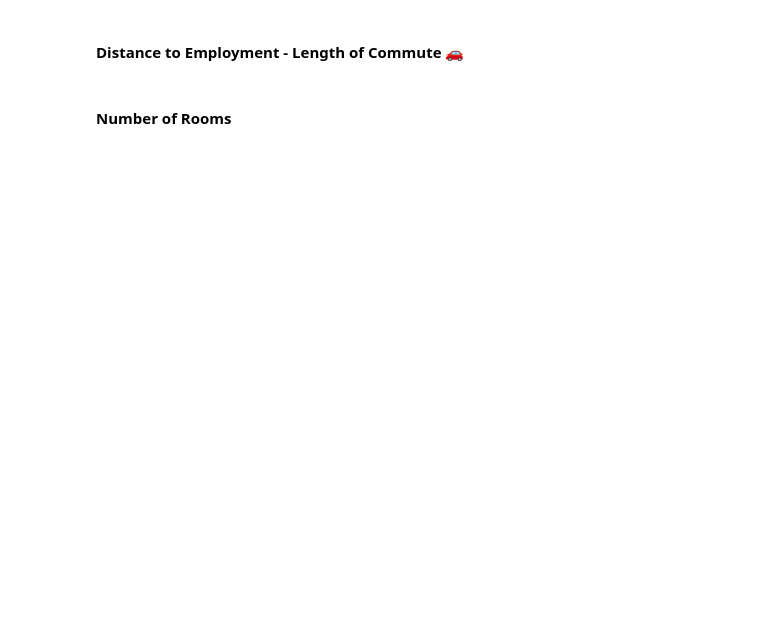
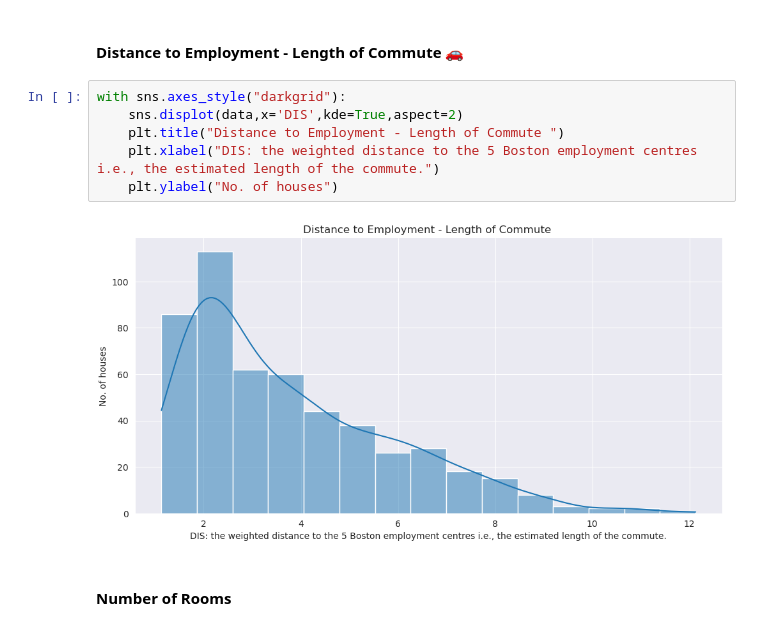
Before and after one commit to Sujan-13/Data_Science, a Jupyter notebook: Day81_/Multivariable_Regression_and_Valuation_Model_(start).ipynb, the cells around one changed output. Drawn from its saved outputs; the diff is of its cells as text; blank space fills up the shorter version.

```diff
--- a/Day81_/Multivariable_Regression_and_Valuation_Model_(start).ipynb
+++ b/Day81_/Multivariable_Regression_and_Valuation_Model_(start).ipynb
@@ -119,4 +216,12 @@ What do you notice in the distributions of the data?
 # %% [markdown]
 #### Distance to Employment - Length of Commute 🚗
+# %%
+with sns.axes_style("darkgrid"):
+    sns.displot(data,x='DIS',kde=True,aspect=2)
+    plt.title("Distance to Employment - Length of Commute ")
+    plt.xlabel("DIS: the weighted distance to the 5 Boston employment centres i.e., the estimated length of the commute.")
+    plt.ylabel("No. of houses")
+# %% [output]
+[figure, added]
 # %% [markdown]
 #### Number of Rooms
```
Also changed, not shown: parts of 68 cells of this notebook, 1 other file.
